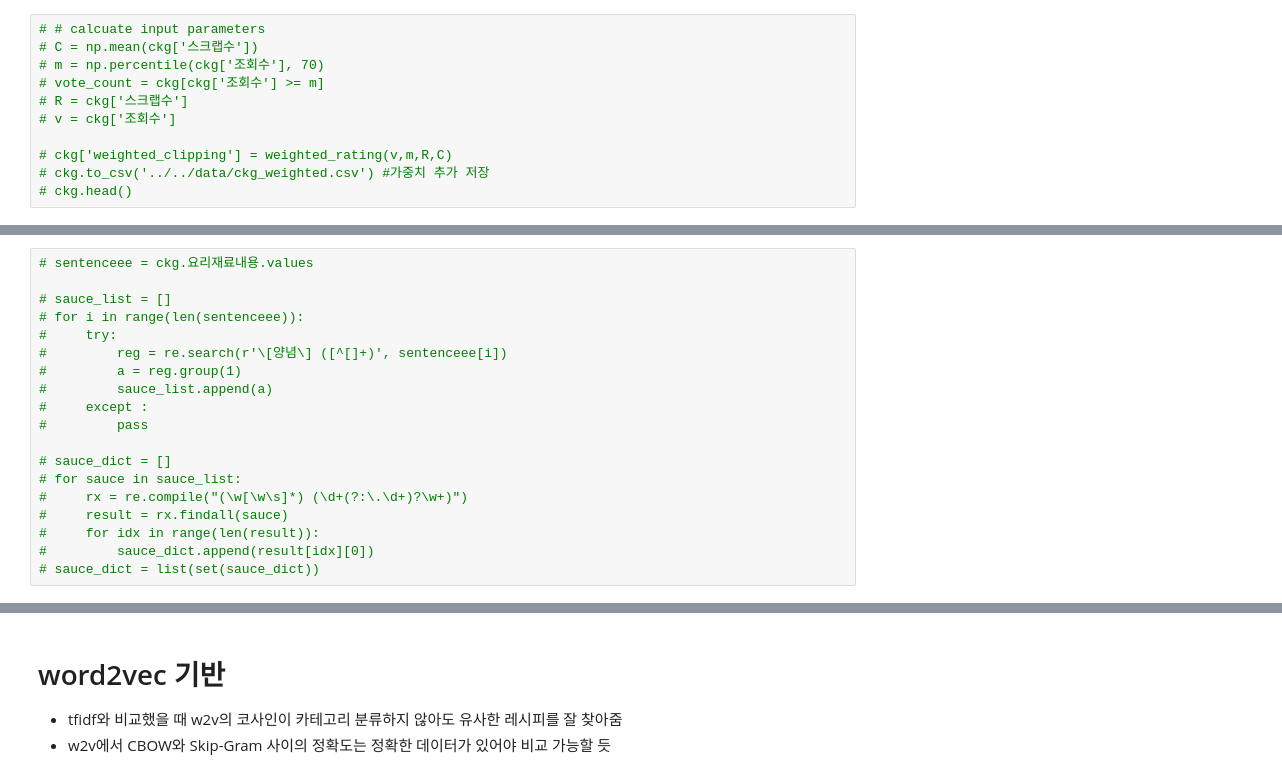
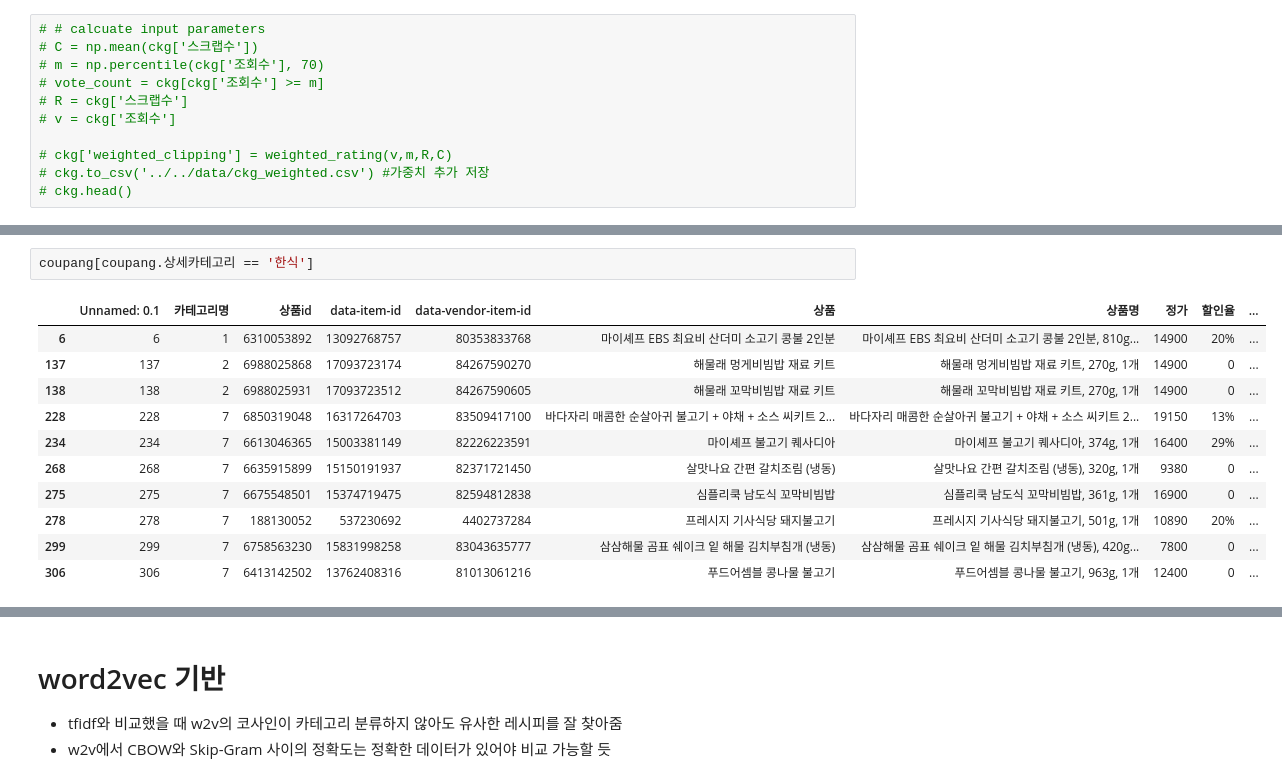
Before and after one commit to dajeong25/KDT_team4_FinalPJT, a Jupyter notebook: 02_modeling/레시피_추천_정리.ipynb, the cells around one changed output, grey strips where cells are left out. Drawn from its saved outputs; the diff is of its cells as text.

```diff
--- a/02_modeling/레시피_추천_정리.ipynb
+++ b/02_modeling/레시피_추천_정리.ipynb
@@ -80,19 +61,14 @@ ckg.head()
-# %%
-# sentenceee = ckg.요리재료내용.values
-
-# sauce_list = []
-# for i in range(len(sentenceee)):
-#     try:
-#         reg = re.search(r'\[양념\] ([^[]+)', sentenceee[i])
-#         a = reg.group(1)
-#         sauce_list.append(a)
-#     except :
-#         pass
-
-# sauce_dict = []
-# for sauce in sauce_list:
-#     rx = re.compile("(\w[\w\s]*) (\d+(?:\.\d+)?\w+)")
-#     result = rx.findall(sauce)
-#     for idx in range(len(result)):
-#         sauce_dict.append(result[idx][0])
-# sauce_dict = list(set(sauce_dict))
+# %%
+coupang[coupang.상세카테고리 == '한식']
+# %% [output]
+|  | Unnamed: 0.1 | 카테고리명 | 상품id | data-item-id | data-vendor-item-id | 상품 | 상품명 | 정가 | 할인율 | ... |
+| 6 | 6 | 1 | 6310053892 | 13092768757 | 80353833768 | 마이셰프 EBS 최요비 산더미 소고기 콩불 2인분 | 마이셰프 EBS 최요비 산더미 소고기 콩불 2인분, 810g... | 14900 | 20% | ... |
+| 137 | 137 | 2 | 6988025868 | 17093723174 | 84267590270 | 해물래 멍게비빔밥 재료 키트 | 해물래 멍게비빔밥 재료 키트, 270g, 1개 | 14900 | 0 | ... |
+| 138 | 138 | 2 | 6988025931 | 17093723512 | 84267590605 | 해물래 꼬막비빔밥 재료 키트 | 해물래 꼬막비빔밥 재료 키트, 270g, 1개 | 14900 | 0 | ... |
+| 228 | 228 | 7 | 6850319048 | 16317264703 | 83509417100 | 바다자리 매콤한 순살아귀 불고기 + 야채 + 소스 씨키트 2... | 바다자리 매콤한 순살아귀 불고기 + 야채 + 소스 씨키트 2... | 19150 | 13% | ... |
+| 234 | 234 | 7 | 6613046365 | 15003381149 | 82226223591 | 마이셰프 불고기 퀘사디아 | 마이셰프 불고기 퀘사디아, 374g, 1개 | 16400 | 29% | ... |
+| 268 | 268 | 7 | 6635915899 | 15150191937 | 82371721450 | 살맛나요 간편 갈치조림 (냉동) | 살맛나요 간편 갈치조림 (냉동), 320g, 1개 | 9380 | 0 | ... |
+| 275 | 275 | 7 | 6675548501 | 15374719475 | 82594812838 | 심플리쿡 남도식 꼬막비빔밥 | 심플리쿡 남도식 꼬막비빔밥, 361g, 1개 | 16900 | 0 | ... |
+| 278 | 278 | 7 | 188130052 | 537230692 | 4402737284 | 프레시지 기사식당 돼지불고기 | 프레시지 기사식당 돼지불고기, 501g, 1개 | 10890 | 20% | ... |
+| 299 | 299 | 7 | 6758563230 | 15831998258 | 83043635777 | 삼삼해물 곰표 쉐이크 잍 해물 김치부침개 (냉동) | 삼삼해물 곰표 쉐이크 잍 해물 김치부침개 (냉동), 420g... | 7800 | 0 | ... |
+| 306 | 306 | 7 | 6413142502 | 13762408316 | 81013061216 | 푸드어셈블 콩나물 불고기 | 푸드어셈블 콩나물 불고기, 963g, 1개 | 12400 | 0 | ... |
```
Also changed, not shown: parts of 16 cells of this notebook.
